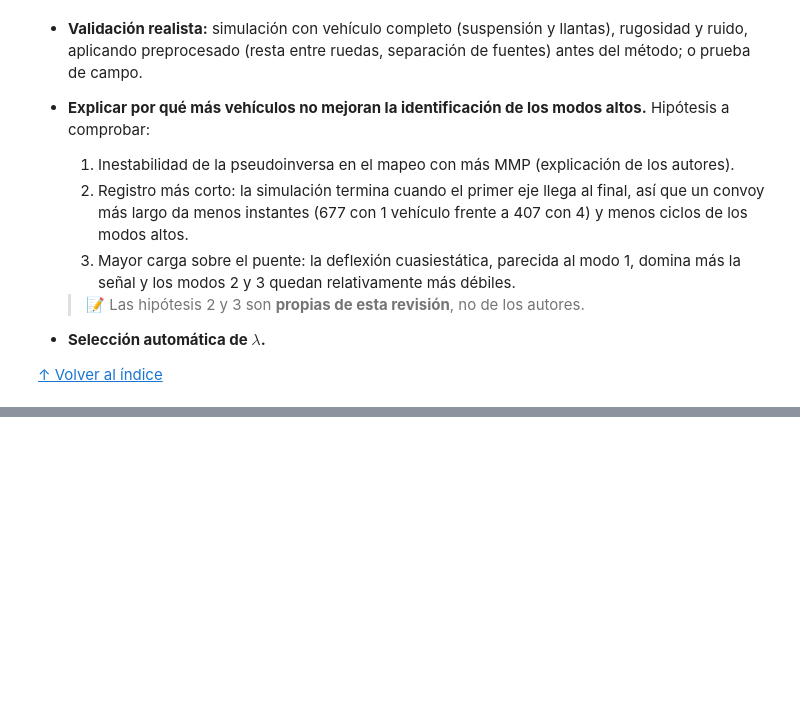
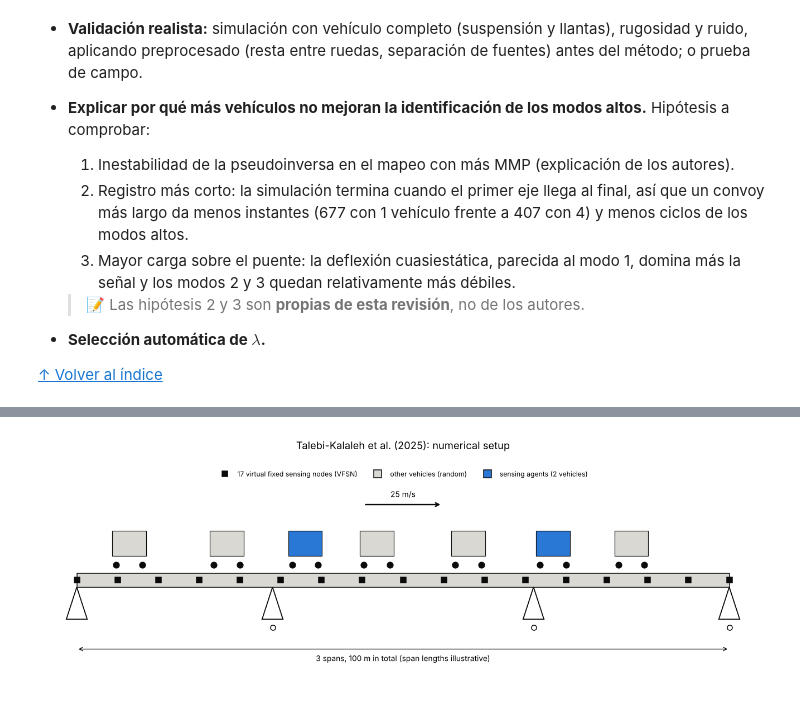
Before and after one commit to 25adiaz-apps/assignment-3-machine-learning, a Jupyter notebook: literature-review/revision-papers/resumenes_papers.ipynb, the cells around one changed output, grey strips where cells are left out. Saved outputs shown, nothing was run; the diff lists cells and outputs as text; code cells hidden in the pictures; blank space fills up the shorter version.

```diff
--- a/literature-review/revision-papers/resumenes_papers.ipynb
+++ b/literature-review/revision-papers/resumenes_papers.ipynb
@@ -611,0 +697,53 @@ plt.show()
+# %%
+# Figure 2: study setup (three-span bridge, 17 VFSN, random traffic, two sensing agents)
+BRIDGE_LENGTH = 100.0
+supports_x = [0.0, 30.0, 70.0, 100.0]        # illustrative span lengths (not given here)
+vfsn_x = np.linspace(0, BRIDGE_LENGTH, 17)    # schematic spacing
+
+fig, ax = plt.subplots(figsize=(12, 4.2))
+ax.add_patch(patches.Rectangle((0, -0.6), BRIDGE_LENGTH, 0.6, facecolor="#d9d8d3",
+                               edgecolor=COLOR_TRUE, lw=1))
+for i, x in enumerate(supports_x):            # pin at the left end, rollers elsewhere
+    ax.add_patch(patches.Polygon([(x, -0.6), (x - 1.6, -2.0), (x + 1.6, -2.0)], closed=True,
+                                 facecolor="white", edgecolor=COLOR_TRUE, lw=1.2))
+    if i > 0:
+        ax.plot(x, -2.35, "o", ms=6, mfc="white", mec=COLOR_TRUE)
+
+ax.plot(vfsn_x, np.full(vfsn_x.size, -0.3), "s", ms=6, color=COLOR_TRUE,
+        label="17 virtual fixed sensing nodes (VFSN)")
+
+
+def draw_vehicle(x_rear, color, length=4.0):
+    # Half-car: body + two wheels (rear wheel at x_rear)
+    ax.add_patch(patches.Rectangle((x_rear - 0.6, 0.75), length + 1.2, 1.1, facecolor=color,
+                                   edgecolor=COLOR_TRUE, lw=0.8))
+    for x in (x_rear, x_rear + length):
+        ax.plot(x, 0.38, "o", ms=7, color=COLOR_TRUE)
+
+
+for x in [6.0, 21.0, 44.0, 58.0, 83.0]:
+    draw_vehicle(x, "#d9d8d3")
+for x in [33.0, 71.0]:
+    draw_vehicle(x, COLOR_1)
+ax.plot([], [], "s", ms=9, color="#d9d8d3", mec=COLOR_TRUE, label="other vehicles (random)")
+ax.plot([], [], "s", ms=9, color=COLOR_1, mec=COLOR_TRUE, label="sensing agents (2 vehicles)")
+
+ax.annotate("", xy=(56.0, 3.0), xytext=(44.0, 3.0),
+            arrowprops=dict(arrowstyle="->", color=COLOR_TRUE, lw=1.6))
+ax.text(50.0, 3.25, "25 m/s", ha="center", va="bottom", fontsize=9)
+
+ax.annotate("", xy=(0, -3.3), xytext=(BRIDGE_LENGTH, -3.3),
+            arrowprops=dict(arrowstyle="<->", color=COLOR_TRUE, lw=0.9))
+ax.text(BRIDGE_LENGTH / 2, -3.5, "3 spans, 100 m in total (span lengths illustrative)",
+        ha="center", va="top", fontsize=9)
+
+ax.set_xlim(-5, 105)
+ax.set_ylim(-4.6, 4.6)
+ax.axis("off")
+ax.legend(loc="upper center", bbox_to_anchor=(0.5, 1.02), ncol=3, fontsize=8)
+ax.set_title("Talebi-Kalaleh et al. (2025): numerical setup", pad=22)
+fig.tight_layout()
+fig.savefig(FIG_DIR / "talebi2025_configuracion.png", dpi=150, bbox_inches="tight")
+plt.show()
+# %% [output]
+[figure, added]
```
Also changed, not shown: parts of 17 cells of this notebook, 4 other files.
